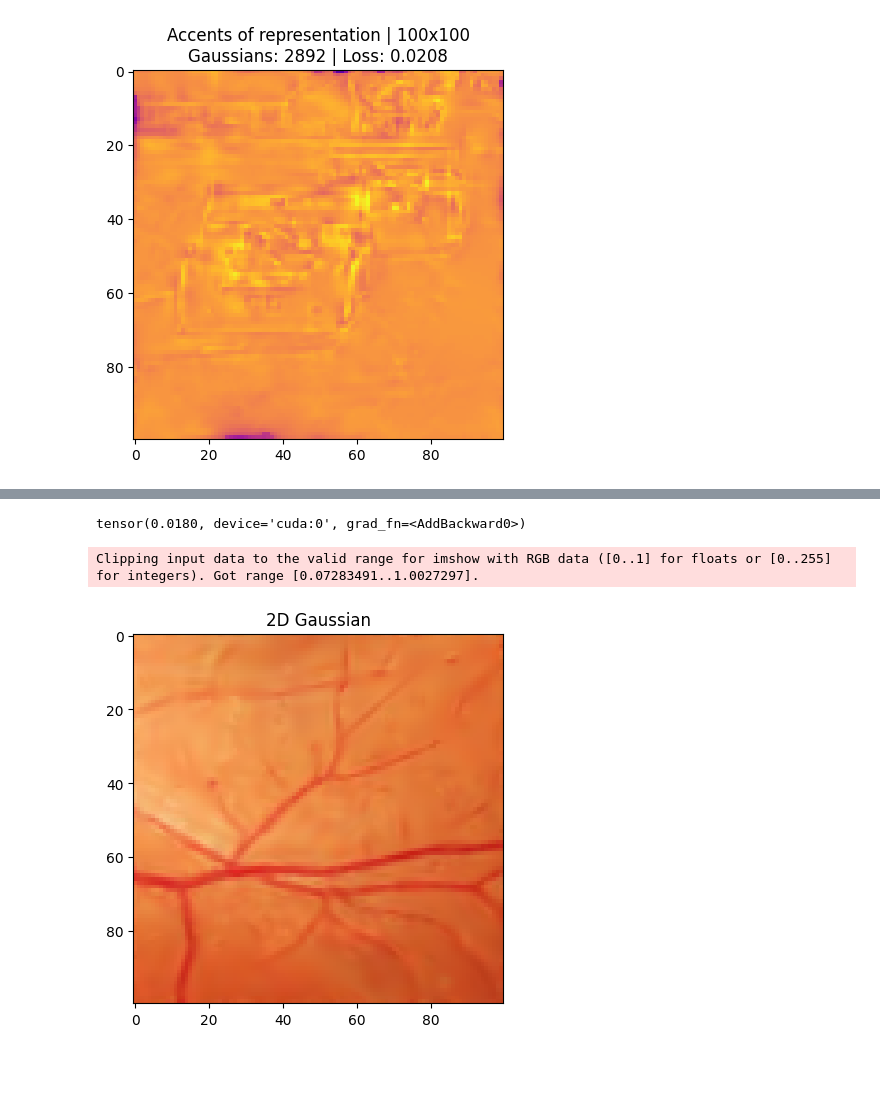
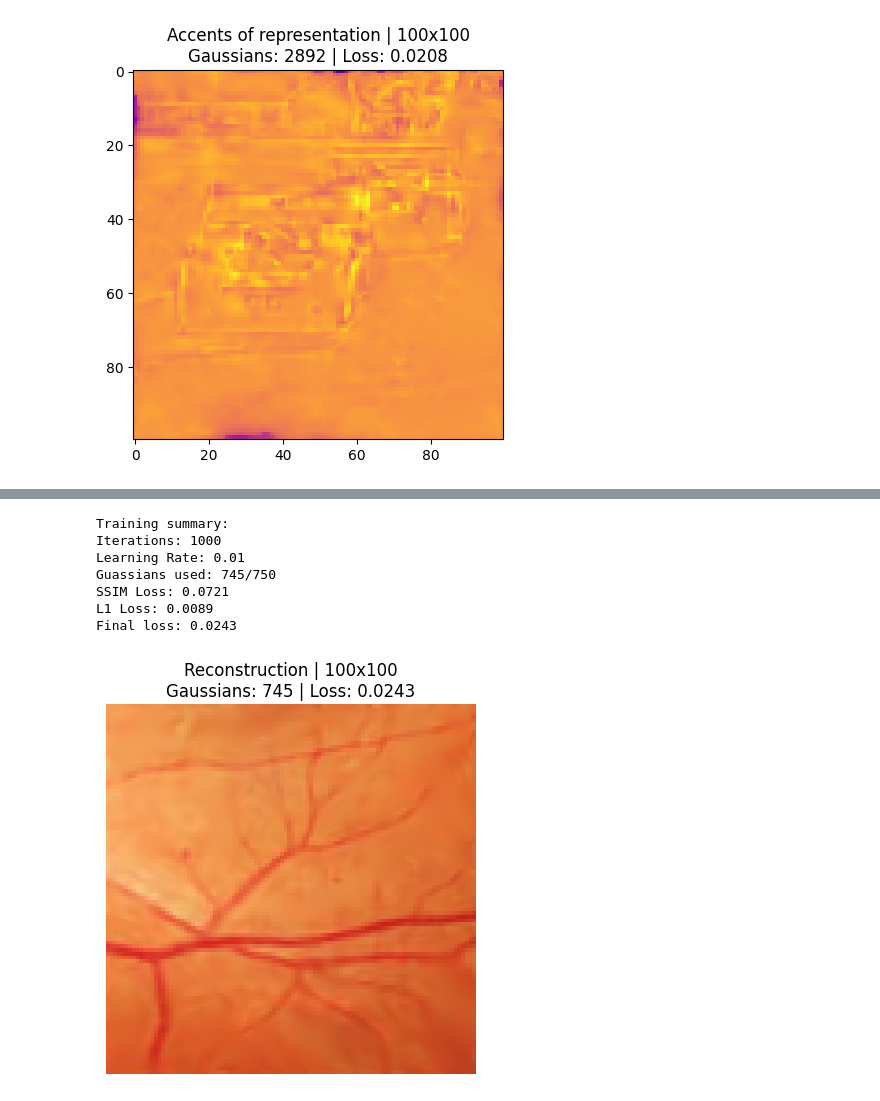
Before and after one commit to SuperVK/sparse-image-repr-bep, a Jupyter notebook: project.ipynb, the cells around one changed output, grey strips where cells are left out. Cells and saved outputs as stored; diff of their text form; code cells hidden in the pictures; blank space fills up the shorter version.

```diff
--- a/project.ipynb
+++ b/project.ipynb
@@ -544,6 +545,6 @@ plot_accents((color_first), (color_second), scale_shear, rotation, translation,
 # %%
 img = torchvision.transforms.functional.crop(torchvision.io.decode_image('./data/retinal-vessels.jpg'), 0, 0, 230, 230).float()
-img = torchvision.transforms.Resize(150)(img).permute(1, 2, 0) / 255
+output_z = torchvision.transforms.Resize(100)(img) / 255
 
-plt.imshow(img, origin='upper');
+plot_original(output_z);
 # %% [output]
@@ -551,10 +551,0 @@ plt.imshow(img, origin='upper');
-# %%
-img = torchvision.transforms.functional.crop(torchvision.io.decode_image('./data/retinal-vessels.jpg'), 0, 0, 230, 230).float()
-
-learning_rate = 0.01
-iterations = 1000
-guassians = 2000
-
-# create a 5x5 with a black stripe in the middle
-output_z = torchvision.transforms.Resize(100)(img).to(device) / 255.0
-plt.imshow(output_z.cpu().permute(1, 2, 0), origin='upper')
@@ -584,9 +552,19 @@ Loss: 0.01797
+# %%
+learning_rate = 0.01
+iterations = 1000
+guassians = 750
+
+loss, color_zeroth, color_first, color_second, scale_shear, rotation, translation = train(learning_rate, iterations, guassians, output_z.to(device))
+# %% [output]
+Training summary:
+Iterations: 1000
+Learning Rate: 0.01
+Guassians used: 745/750
+SSIM Loss: 0.0721
+L1 Loss: 0.0089
+Final loss: 0.0243
 # %%
-print(loss)
-mask = color_zeroth.abs().mean(0) < 0.1
-plot_image((color_zeroth), (color_first), (color_second), scale_shear, rotation, translation, 100)
+plot_image(color_zeroth, color_first, color_second, scale_shear, rotation, translation, 100, loss)
 # %% [output]
-tensor(0.0180, device='cuda:0', grad_fn=<AddBackward0>)
-Clipping input data to the valid range for imshow with RGB data ([0..1] for floats or [0..255] for integers). Got range [0.07283491..1.0027297].
-[figure, old version]
+[figure, new version]
 # %%
```
Also changed, not shown: parts of 13 cells of this notebook.
